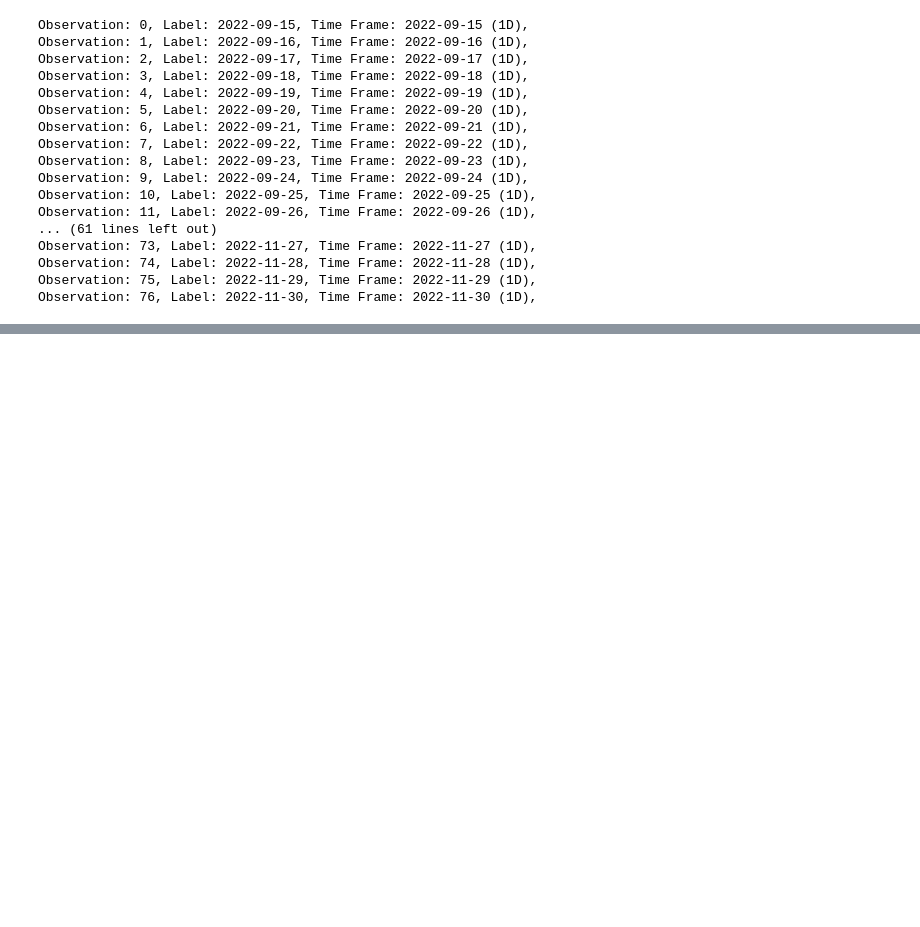
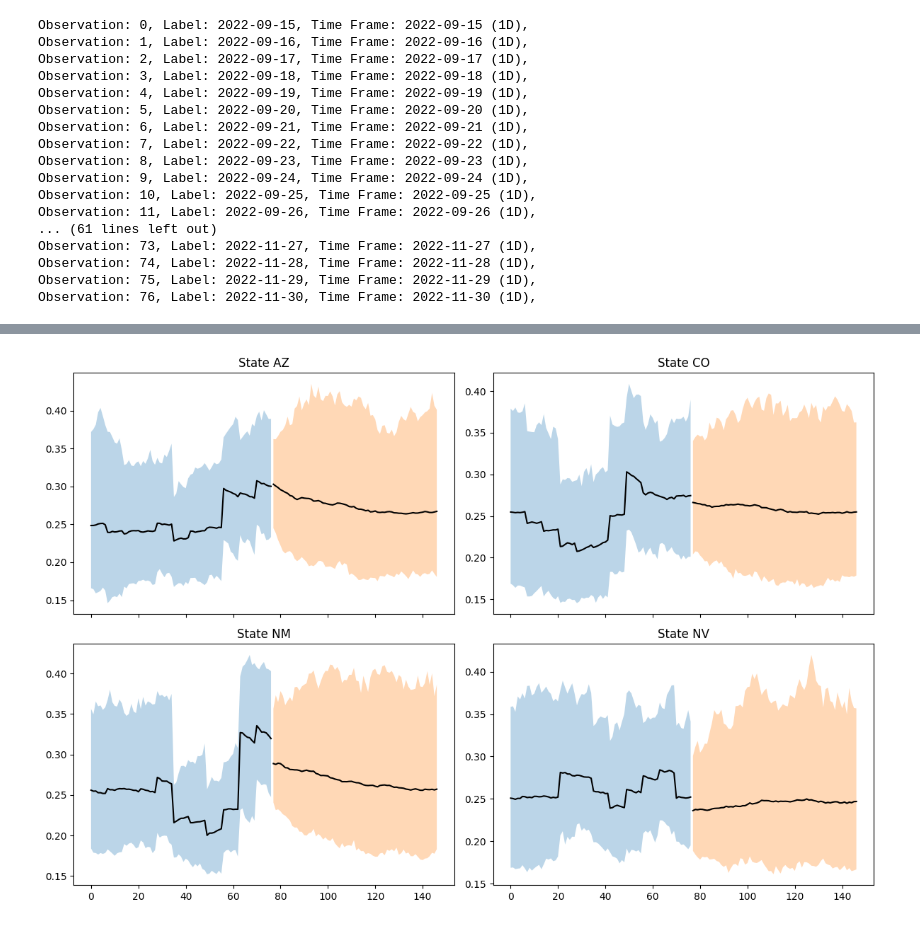
Before and after one commit to NAU-CCL/Epymorph, a Jupyter notebook: pf_vignettes/forecast_comp.ipynb, the cells around one changed output, grey strips where cells are left out. Drawn from its saved outputs; the diff is of its cells as text; code cells hidden in the pictures; blank space fills up the shorter version.

```diff
--- a/pf_vignettes/forecast_comp.ipynb
+++ b/pf_vignettes/forecast_comp.ipynb
@@ -315,0 +447,31 @@ fig.tight_layout()
+# %%
+cols = 2
+rows = ceil(n / cols)
+
+fig, axes = plt.subplots(rows, cols, figsize=(6*cols, 4*rows), sharex=True)
+axes = axes.flatten()
+
+for i in range(n):
+    ax = axes[i]
+    ax.set_title(f'State {states[i]}')
+
+    lower_pf = np.percentile(particle_filter_output_weekly.estimated_params[NamePattern.of("log_beta")][:, :, i], 2.5, axis=0).squeeze()
+    upper_pf = np.percentile(particle_filter_output_weekly.estimated_params[NamePattern.of("log_beta")][:, :, i], 97.5, axis=0).squeeze()
+    mean_pf  = np.mean(particle_filter_output_weekly.estimated_params[NamePattern.of("log_beta")][:, :, i], axis=0).squeeze()
+
+    lower_forecast = np.percentile(forecast_simulator_weekly_output.estimated_params[NamePattern.of("log_beta")][:, :, i], 2.5, axis=0).squeeze()
+    upper_forecast = np.percentile(forecast_simulator_weekly_output.estimated_params[NamePattern.of("log_beta")][:, :, i], 97.5, axis=0).squeeze()
+    mean_forecast  = np.mean(forecast_simulator_weekly_output.estimated_params[NamePattern.of("log_beta")][:, :, i], axis=0).squeeze()
+
+    ax.fill_between(data_date_range, np.exp(lower_pf), np.exp(upper_pf), alpha=0.3, label='95% CI')
+    ax.plot(data_date_range, np.exp(mean_pf), color='black', label='Mean of PF')
+    ax.fill_between(sim_date_range, np.exp(lower_forecast), np.exp(upper_forecast), alpha=0.3, label='95% CI')
+    ax.plot(sim_date_range, np.exp(mean_forecast), color='black', label='Mean of Forecast ')
+
+for j in range(i+1, rows*cols):
+    fig.delaxes(axes[j])
+
+plt.tight_layout()
+plt.show()
+# %% [output]
+[figure, added]
```
Also changed, not shown: parts of 15 cells of this notebook.
